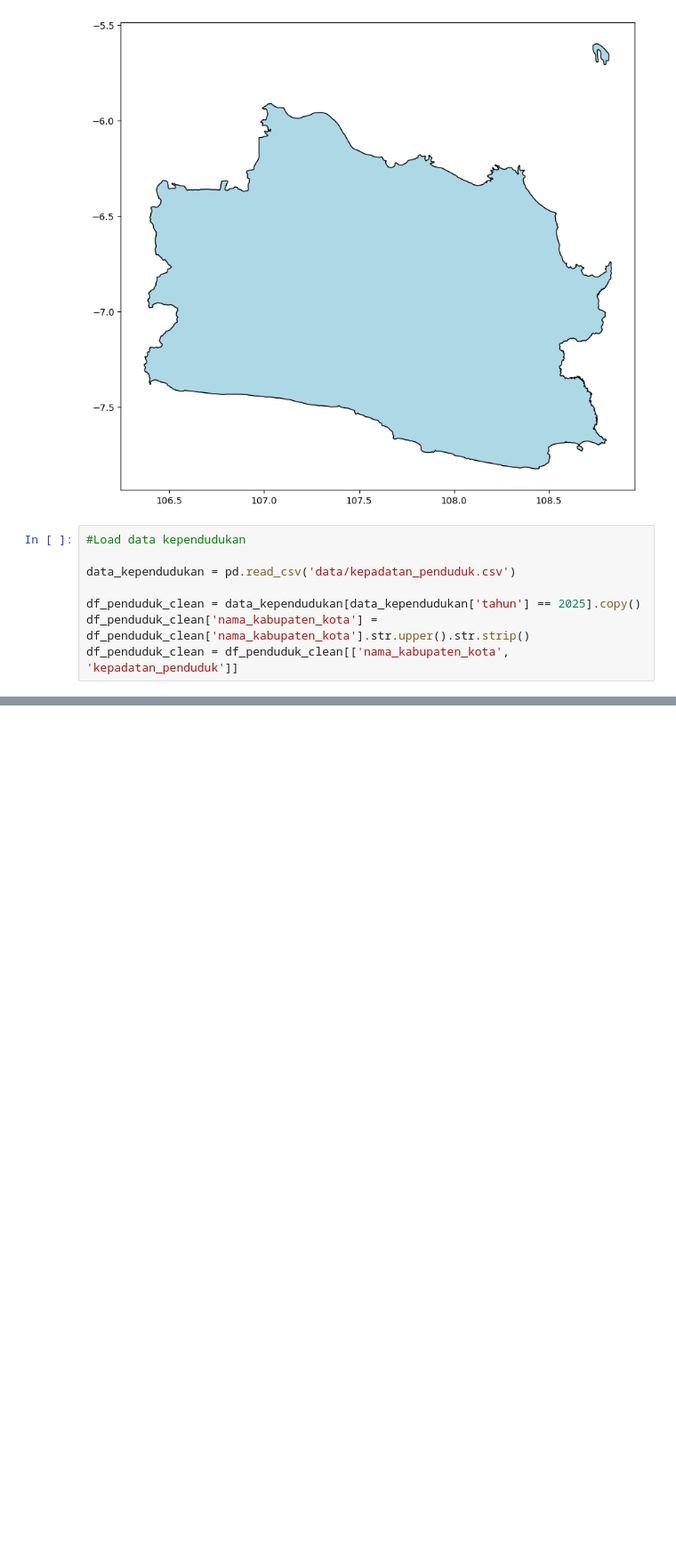
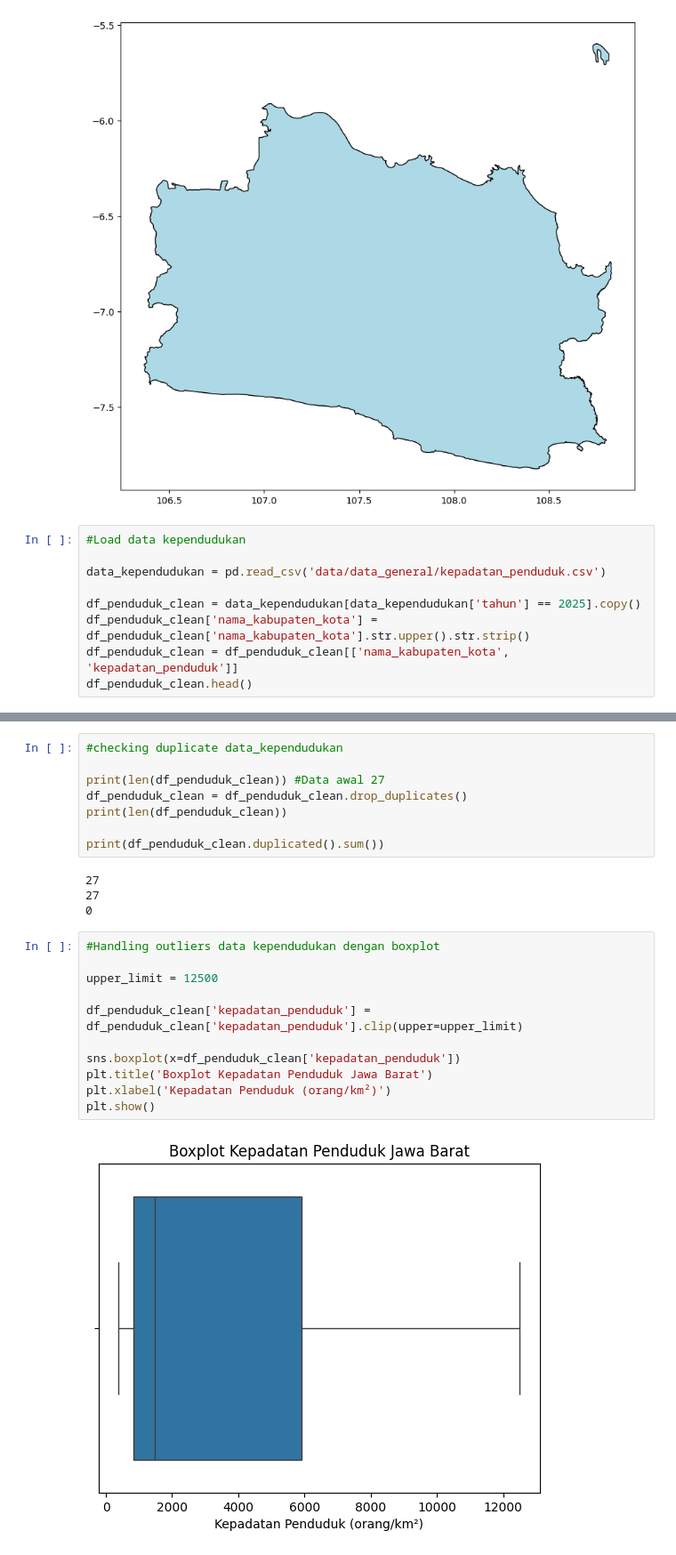
Before and after one commit to HilmiMithwa/UMKM-best_location-prediction, a Jupyter notebook: training.ipynb, the cells around one changed output, grey strips where cells are left out. Shown at 89% size. Saved outputs shown, nothing was run; the diff lists cells and outputs as text; blank space fills up the shorter version.

```diff
--- a/training.ipynb
+++ b/training.ipynb
@@ -21,8 +27,9 @@ jabar_map = jabar_map.to_crs(epsg=4326)
 # %%
 #Load data kependudukan
 
-data_kependudukan = pd.read_csv('data/kepadatan_penduduk.csv')
+data_kependudukan = pd.read_csv('data/data_general/kepadatan_penduduk.csv')
 
 df_penduduk_clean = data_kependudukan[data_kependudukan['tahun'] == 2025].copy()
 df_penduduk_clean['nama_kabupaten_kota'] = df_penduduk_clean['nama_kabupaten_kota'].str.upper().str.strip()
 df_penduduk_clean = df_penduduk_clean[['nama_kabupaten_kota', 'kepadatan_penduduk']]
+df_penduduk_clean.head()
@@ -99,0 +118,25 @@ File utama: data_titik_poi_lengkap_jabar.csv
+# %%
+#checking duplicate data_kependudukan
+
+print(len(df_penduduk_clean)) #Data awal 27
+df_penduduk_clean = df_penduduk_clean.drop_duplicates()
+print(len(df_penduduk_clean))
+
+print(df_penduduk_clean.duplicated().sum())
+# %% [output]
+27
+27
+0
+# %%
+#Handling outliers data kependudukan dengan boxplot
+
+upper_limit = 12500
+
+df_penduduk_clean['kepadatan_penduduk'] = df_penduduk_clean['kepadatan_penduduk'].clip(upper=upper_limit)
+
+sns.boxplot(x=df_penduduk_clean['kepadatan_penduduk'])
+plt.title('Boxplot Kepadatan Penduduk Jawa Barat')
+plt.xlabel('Kepadatan Penduduk (orang/km²)')
+plt.show()
+# %% [output]
+[figure, added]
```
Also changed, not shown: parts of 9 cells of this notebook, 39 other files.
